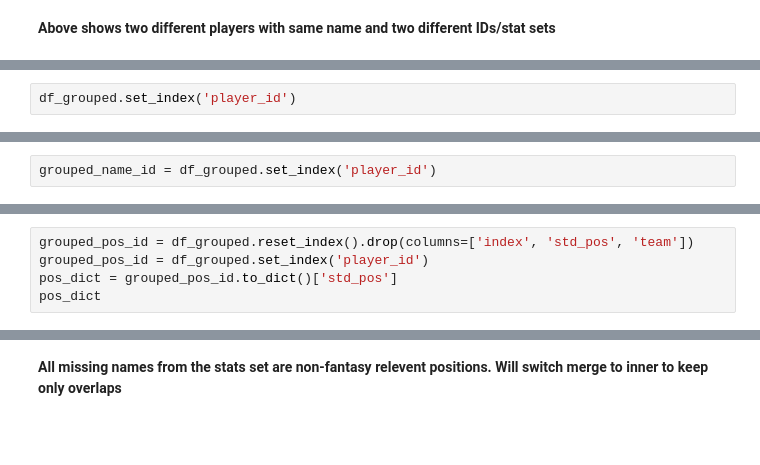
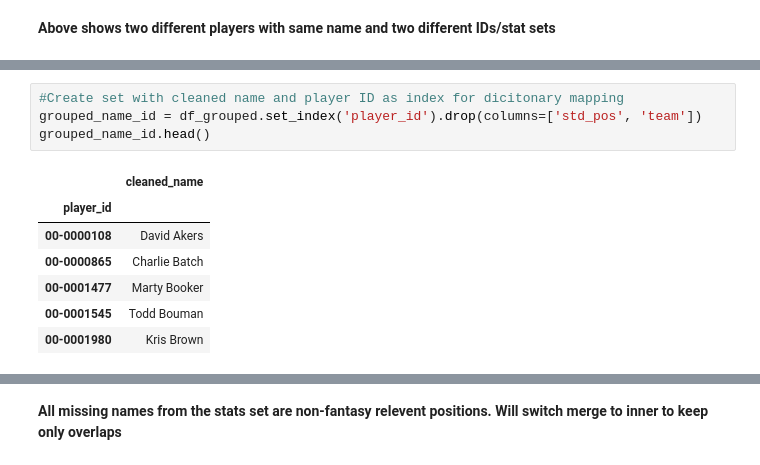
Before and after one commit to nicriv831/NFL-Injury-Risk, a Jupyter notebook: 1-Import_and_Standardize.ipynb, the cells around one changed output, grey strips where cells are left out. Cells and saved outputs as stored; diff of their text form; blank space fills up the shorter version.

```diff
--- a/1-Import_and_Standardize.ipynb
+++ b/1-Import_and_Standardize.ipynb
@@ -622,2 +590,0 @@ df_grouped = df_grouped.rename(columns={'player_name': 'cleaned_name'})
-# %%
-df_grouped.set_index('player_id')
@@ -641,2 +590,0 @@ grouped_name_id = df_grouped.reset_index().drop(columns=['index', 'std_pos', 'te
-# %%
-grouped_name_id = df_grouped.set_index('player_id')
@@ -664,5 +590,0 @@ df_dict
-# %%
-grouped_pos_id = df_grouped.reset_index().drop(columns=['index', 'std_pos', 'team'])
-grouped_pos_id = df_grouped.set_index('player_id')
-pos_dict = grouped_pos_id.to_dict()['std_pos']
-pos_dict
@@ -922,0 +624,12 @@ Name: position, dtype: int64
+# %%
+#Create set with cleaned name and player ID as index for dicitonary mapping
+grouped_name_id = df_grouped.set_index('player_id').drop(columns=['std_pos', 'team'])
+grouped_name_id.head()
+# %% [output]
+|  | cleaned_name |
+| player_id |  |
+| 00-0000108 | David Akers |
+| 00-0000865 | Charlie Batch |
+| 00-0001477 | Marty Booker |
+| 00-0001545 | Todd Bouman |
+| 00-0001980 | Kris Brown |
```
Also changed, not shown: parts of 237 cells of this notebook, 9 other files.
